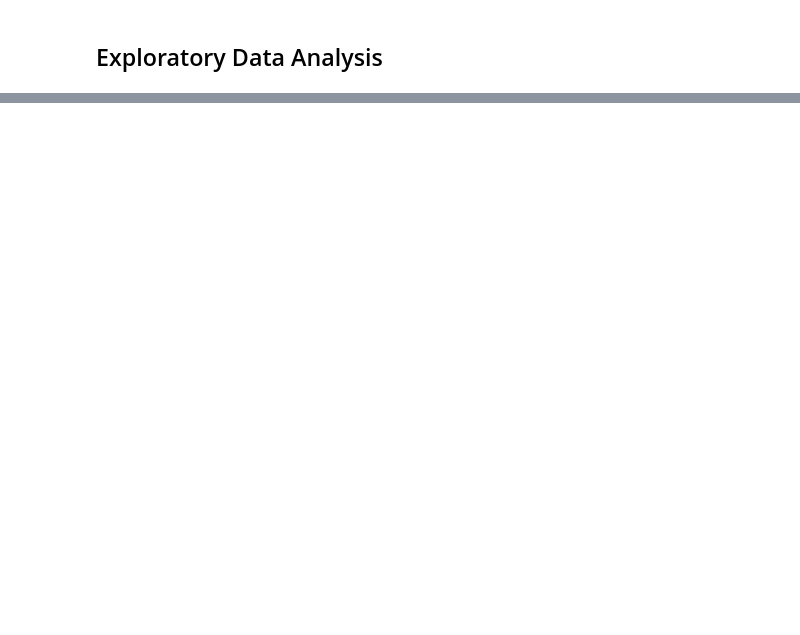
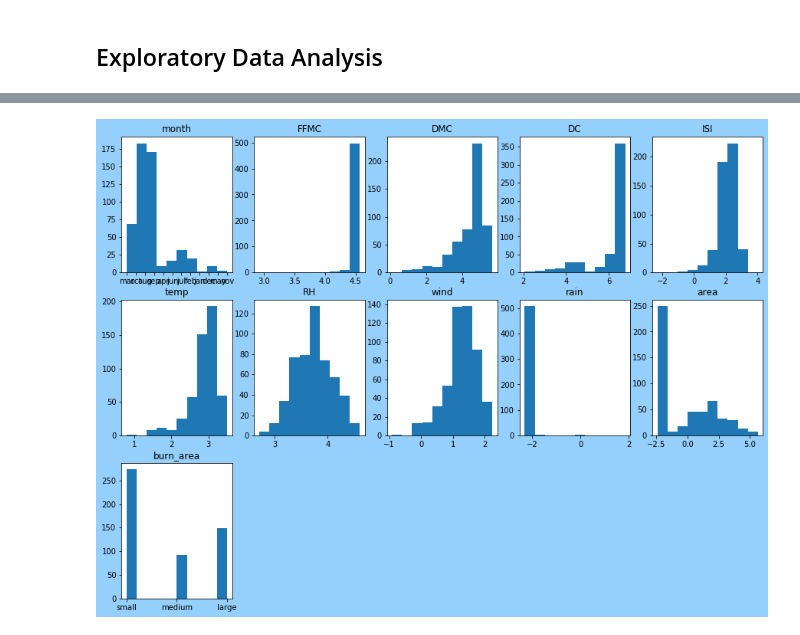
Before and after one commit to mas1/forest-fire-modeling, a Jupyter notebook: forest_fire_modeling.ipynb, the cells around one changed output, grey strips where cells are left out. Saved outputs shown, nothing was run; the diff lists cells and outputs as text; code cells hidden in the pictures; blank space fills up the shorter version.

```diff
--- a/forest_fire_modeling.ipynb
+++ b/forest_fire_modeling.ipynb
@@ -28,0 +139,23 @@ FileNotFoundError: ignored
+# %%
+i=1
+fig = plt.figure(figsize=(15,15))
+fig.patch.set_facecolor('xkcd:light blue')
+
+fires_logged = fires_df2.copy()
+
+# replace 0s with .1 to aid with log transform process
+for col in num_cols:
+  fires_logged[col] = fires_logged[col].astype('float')
+  fires_logged[col] = fires_logged[col].replace(0, 0.1)
+  fires_logged[col] = np.log(fires_logged[col])
+
+# display log transformed histograms
+for col in fires_df2.columns:
+  plt.subplot(4, 5, i)
+  i += 1
+  plt.hist(fires_logged[col])
+  plt.title(col)
+
+plt.show()
+# %% [output]
+[figure, added]
```
Also changed, not shown: parts of 49 cells of this notebook, 1 other file.
